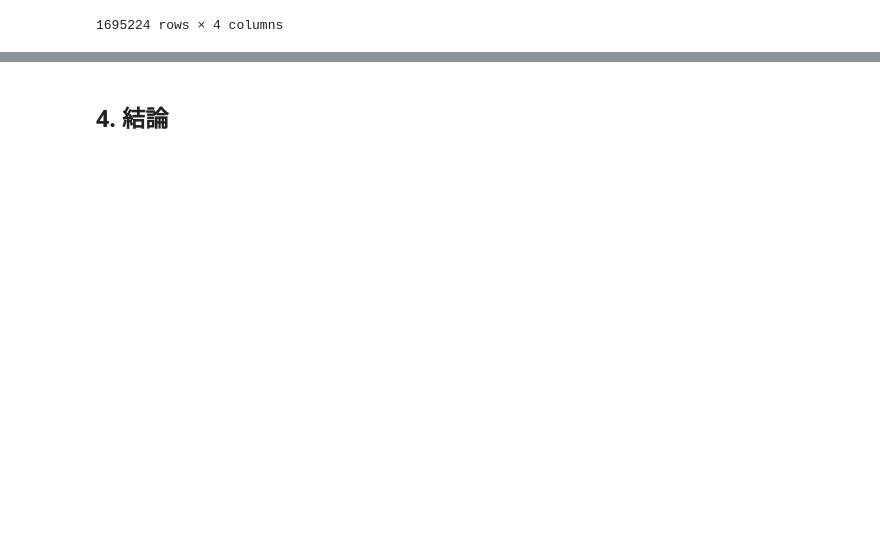
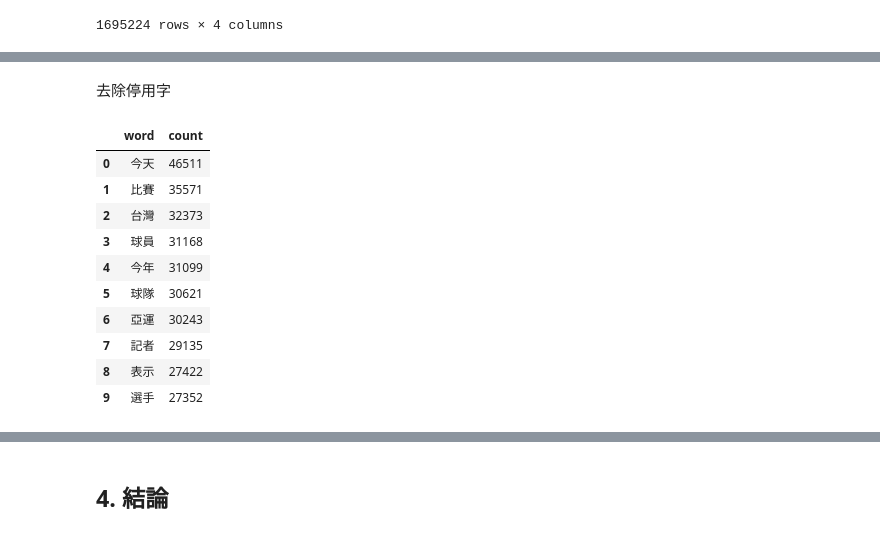
Before and after one commit to weiyu9805/SMA_project, a Jupyter notebook: project1.ipynb, the cells around one changed output, grey strips where cells are left out. Drawn from its saved outputs; the diff is of its cells as text; code cells hidden in the pictures; blank space fills up the shorter version.

```diff
--- a/project1.ipynb
+++ b/project1.ipynb
@@ -271,0 +276,17 @@ Prefix dict has been built successfully.
+# %% [markdown]
+去除停用字
+# %%
+freq_df = pd.DataFrame(pd.value_counts(word_df['word'])).sort_values(by = ['count'], ascending = False).reset_index()
+freq_df.head(10)
+# %% [output]
+|  | word | count |
+| 0 | 今天 | 46511 |
+| 1 | 比賽 | 35571 |
+| 2 | 台灣 | 32373 |
+| 3 | 球員 | 31168 |
+| 4 | 今年 | 31099 |
+| 5 | 球隊 | 30621 |
+| 6 | 亞運 | 30243 |
+| 7 | 記者 | 29135 |
+| 8 | 表示 | 27422 |
+| 9 | 選手 | 27352 |
```
Also changed, not shown: parts of 8 cells of this notebook.
